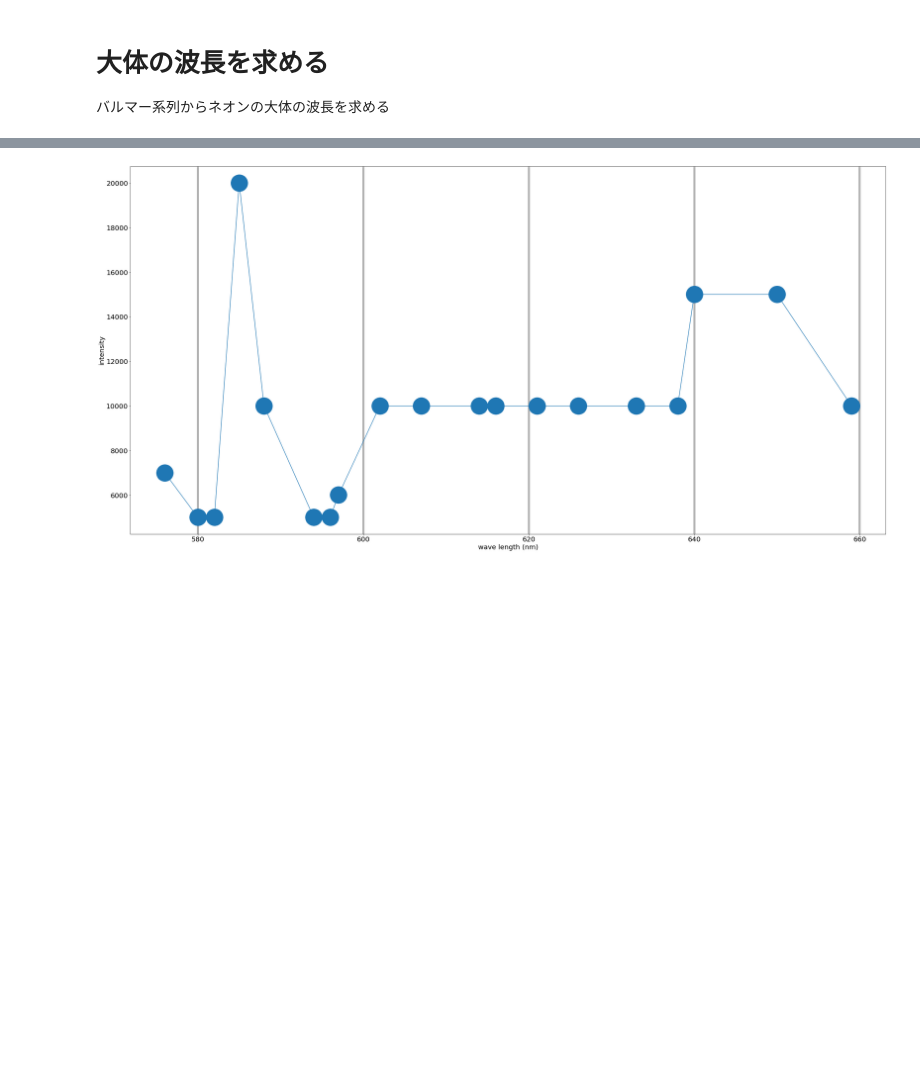
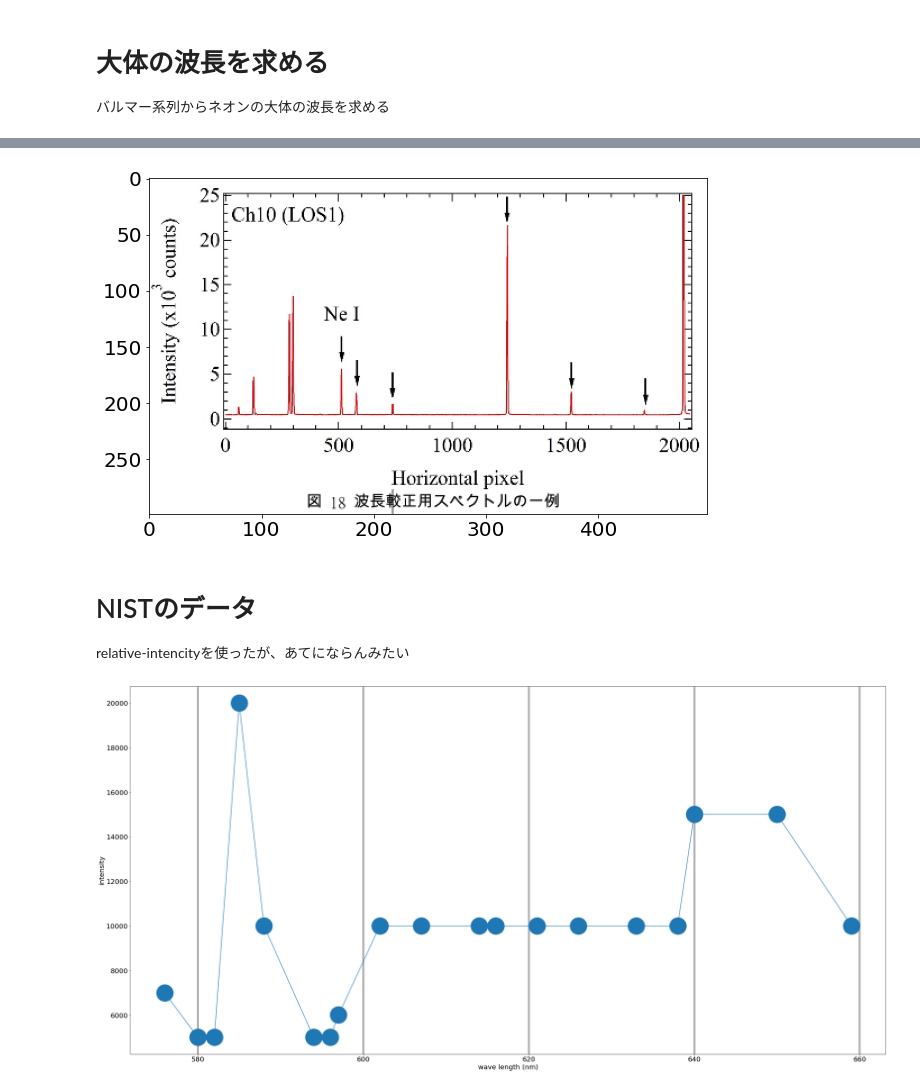
Before and after one commit to AtsushiNi/myLeprecon, a Jupyter notebook: niihama/re_re_calibrate_with_Neon_niihama.ipynb, the cells around one changed output, grey strips where cells are left out. Cells and saved outputs as stored; diff of their text form; code cells hidden in the pictures; blank space fills up the shorter version.

```diff
--- a/niihama/re_re_calibrate_with_Neon_niihama.ipynb
+++ b/niihama/re_re_calibrate_with_Neon_niihama.ipynb
@@ -267,3 +275,17 @@ Text(10000000.0, 38525, '486.135nm')
+# %%
+import matplotlib.image as mpimg
+
+image_path = join(bpth, 'hujikawa-neon-spectrum.png')
+img = mpimg.imread(image_path)
+imgplot = imshow(img)
+fig=gcf()
+fig.set_facecolor('w')
+fig.set_size_inches([10,10])
+# %% [output]
+[figure, added]
+# %% [markdown]
+# NISTのデータ
+relative-intencityを使ったが、あてにならんみたい
 # %%
 fig=gcf()
 fig.set_facecolor('w')
```
Also changed, not shown: parts of 11 cells of this notebook, 10 other files.
